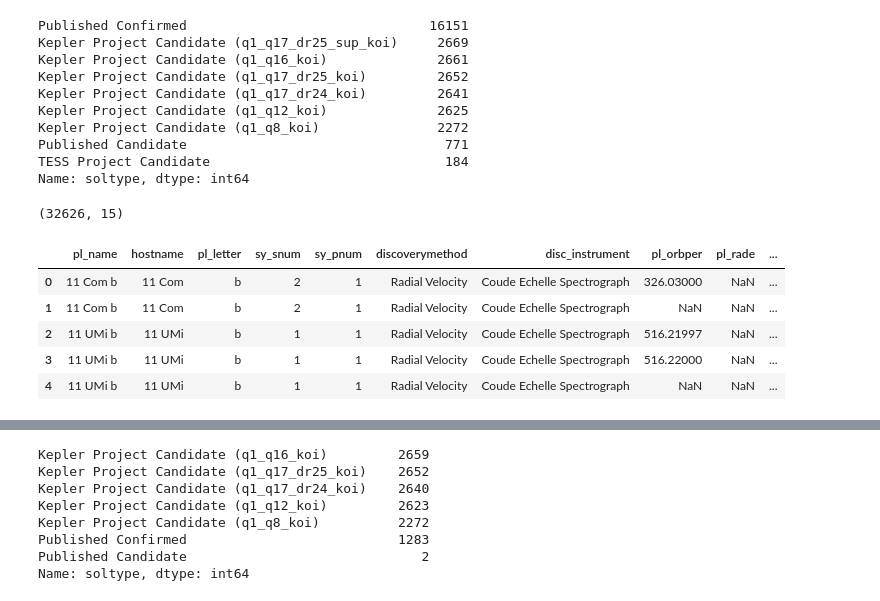
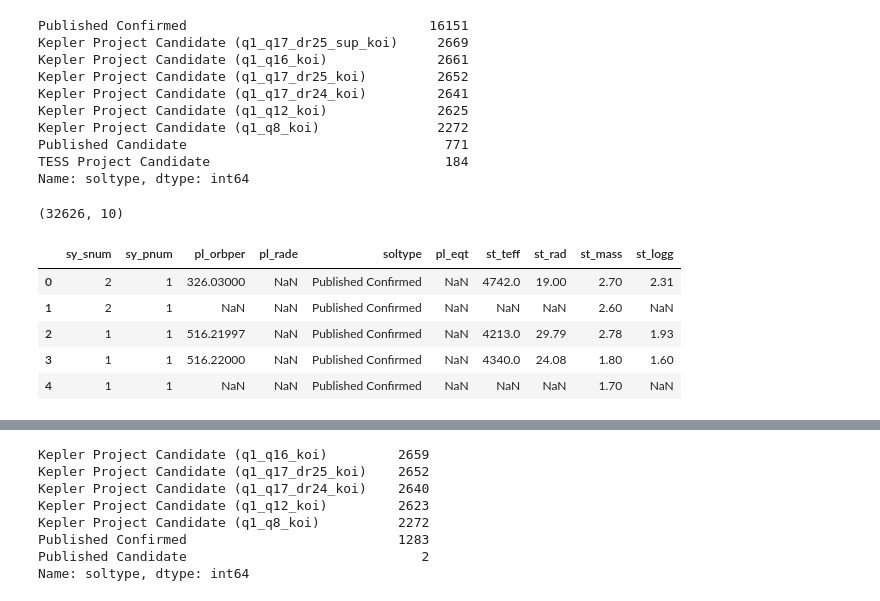
Before and after one commit to psidhu42/Group-3-NASA-Exoplanets, a Jupyter notebook: Project-Test/initial_data_test.ipynb, the cells around one changed output, grey strips where cells are left out. Saved outputs shown, nothing was run; the diff lists cells and outputs as text; code cells hidden in the pictures.

```diff
--- a/Project-Test/initial_data_test.ipynb
+++ b/Project-Test/initial_data_test.ipynb
@@ -48,22 +49,22 @@ TESS Project Candidate                              184
 Name: soltype, dtype: int64
 # %%
 # Create a new dataframe by selecting desired columns:
-new_exoplanet_df = exoplanet_df[["pl_name", "hostname", "pl_letter", "sy_snum",
-                                 "sy_pnum", "discoverymethod", "disc_instrument",
+new_exoplanet_df = exoplanet_df[["sy_snum",
+                                 "sy_pnum",
                                  "pl_orbper", "pl_rade", "soltype", "pl_eqt",
                                  "st_teff", "st_rad", "st_mass", "st_logg"]]
 
 
 print(new_exoplanet_df.shape)
 new_exoplanet_df.head()
 # %% [output]
-(32626, 15)
+(32626, 10)
-|  | pl_name | hostname | pl_letter | sy_snum | sy_pnum | discoverymethod | disc_instrument | pl_orbper | pl_rade | ... |
-| 0 | 11 Com b | 11 Com | b | 2 | 1 | Radial Velocity | Coude Echelle Spectrograph | 326.03000 | NaN | ... |
-| 1 | 11 Com b | 11 Com | b | 2 | 1 | Radial Velocity | Coude Echelle Spectrograph | NaN | NaN | ... |
-| 2 | 11 UMi b | 11 UMi | b | 1 | 1 | Radial Velocity | Coude Echelle Spectrograph | 516.21997 | NaN | ... |
-| 3 | 11 UMi b | 11 UMi | b | 1 | 1 | Radial Velocity | Coude Echelle Spectrograph | 516.22000 | NaN | ... |
-| 4 | 11 UMi b | 11 UMi | b | 1 | 1 | Radial Velocity | Coude Echelle Spectrograph | NaN | NaN | ... |
+|  | sy_snum | sy_pnum | pl_orbper | pl_rade | soltype | pl_eqt | st_teff | st_rad | st_mass | st_logg |
+| 0 | 2 | 1 | 326.03000 | NaN | Published Confirmed | NaN | 4742.0 | 19.00 | 2.70 | 2.31 |
+| 1 | 2 | 1 | NaN | NaN | Published Confirmed | NaN | NaN | NaN | 2.60 | NaN |
+| 2 | 1 | 1 | 516.21997 | NaN | Published Confirmed | NaN | 4213.0 | 29.79 | 2.78 | 1.93 |
+| 3 | 1 | 1 | 516.22000 | NaN | Published Confirmed | NaN | 4340.0 | 24.08 | 1.80 | 1.60 |
+| 4 | 1 | 1 | NaN | NaN | Published Confirmed | NaN | NaN | NaN | 1.70 | NaN |
 # %%
 # Dropna from new dataframe:
 new_exoplanet_df= new_exoplanet_df.dropna()
```
Also changed, not shown: parts of 18 cells of this notebook.
